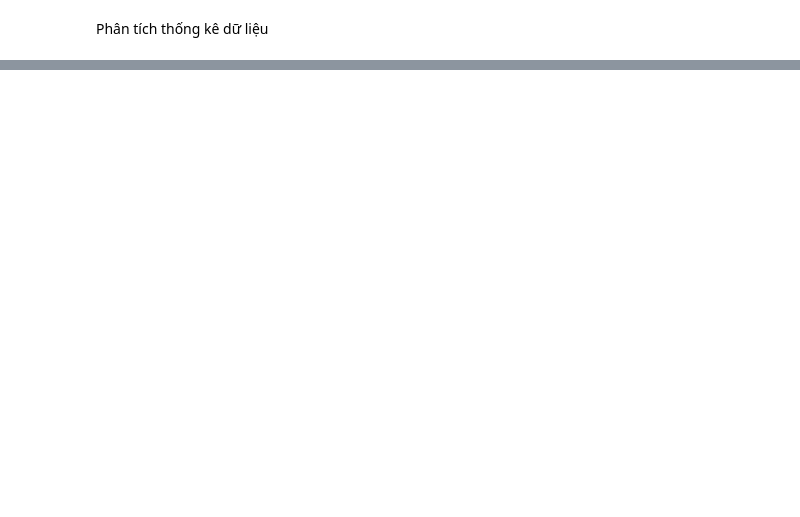
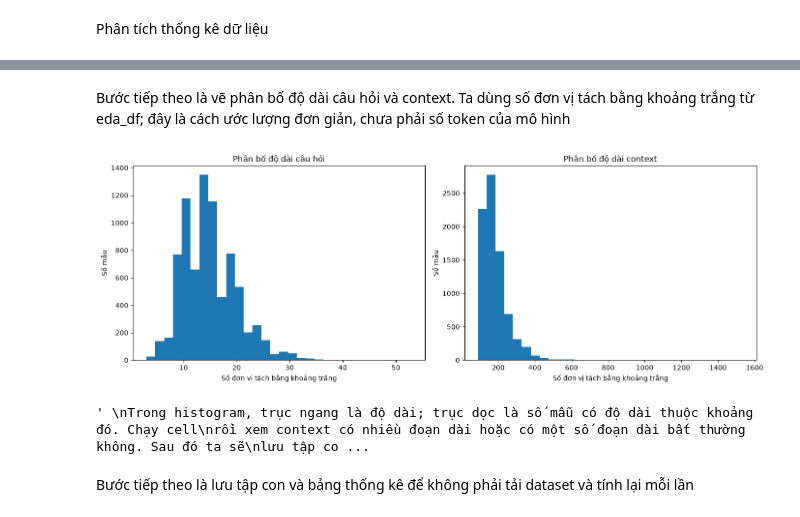
Before and after one commit to HaVuHongPhuc/Vietnamese_Extractive_Question_Answering_on_UIT_ViQuAD_2.0_Project, a Jupyter notebook: notebooks/01_eda_data_exploration.ipynb, the cells around one changed output, grey strips where cells are left out. Saved outputs shown, nothing was run; the diff lists cells and outputs as text; code cells hidden in the pictures; blank space fills up the shorter version.

```diff
--- a/notebooks/01_eda_data_exploration.ipynb
+++ b/notebooks/01_eda_data_exploration.ipynb
@@ -291,0 +28,11 @@ Chuỗi token giải mã: 'Geneva'
+# %%
+train_data = dataset["train"]
+
+# Xem các trường của một mẫu và vài giá trị mẫu
+example = train_data[0]
+
+print("Các trường:", example.keys())
+print("Câu hỏi:", example["question"])
+print("Một phần context:", example["context"][:300]) # lấy 300 ký tự đầu tiên từ 0 - 299
+print("Đáp án:", example["answers"])
+print("Không có đáp án:", example["is_impossible"])
@@ -291,0 +229,36 @@ Chuỗi token giải mã: 'Geneva'
+# %% [markdown]
+Bước tiếp theo là vẽ phân bố độ dài câu hỏi và context. Ta dùng số đơn vị tách bằng khoảng trắng từ eda_df; đây là cách ước lượng đơn giản, chưa phải số token của mô hình
+# %%
+# Tạo một hình gồm 2 biểu đồ đặt cạnh nhau.
+# figsize quy định kích thước hình theo inch.
+figure, axes = plt.subplots(nrows=1, ncols=2, figsize=(14, 5))
+
+# Biểu đồ trái: mỗi cột đếm số câu hỏi rơi vào một khoảng độ dài.
+# bins=30 chia các độ dài thành 30 khoảng để xem hình dạng phân bố.
+axes[0].hist(eda_df["question_words"], bins=30)
+axes[0].set_title("Phân bố độ dài câu hỏi")
+axes[0].set_xlabel("Số đơn vị tách bằng khoảng trắng")
+axes[0].set_ylabel("Số mẫu")
+
+# Biểu đồ phải: đếm số context rơi vào từng khoảng độ dài.
+axes[1].hist(eda_df["context_words"], bins=30)
+axes[1].set_title("Phân bố độ dài context")
+axes[1].set_xlabel("Số đơn vị tách bằng khoảng trắng")
+axes[1].set_ylabel("Số mẫu")
+
+# Tự căn lề để tiêu đề và nhãn trục không chồng lên nhau.
+plt.tight_layout()
+
+# Hiển thị hai biểu đồ.
+plt.show()
+
+"""
+Trong histogram, trục ngang là độ dài; trục dọc là số mẫu có độ dài thuộc khoảng đó. Chạy cell
+rồi xem context có nhiều đoạn dài hoặc có một số đoạn dài bất thường không. Sau đó ta sẽ
+lưu tập con và bảng thống kê để dùng lại ở các bước tiếp theo.
+"""
+# %% [output]
+[figure, added]
+' \nTrong histogram, trục ngang là độ dài; trục dọc là số mẫu có độ dài thuộc khoảng đó. Chạy cell\nrồi xem context có nhiều đoạn dài hoặc có một số đoạn dài bất thường không. Sau đó ta sẽ\nlưu tập co ...
+# %% [markdown]
+Bước tiếp theo là lưu tập con và bảng thống kê để không phải tải dataset và tính lại mỗi lần
```
Also changed, not shown: parts of 25 cells of this notebook.
